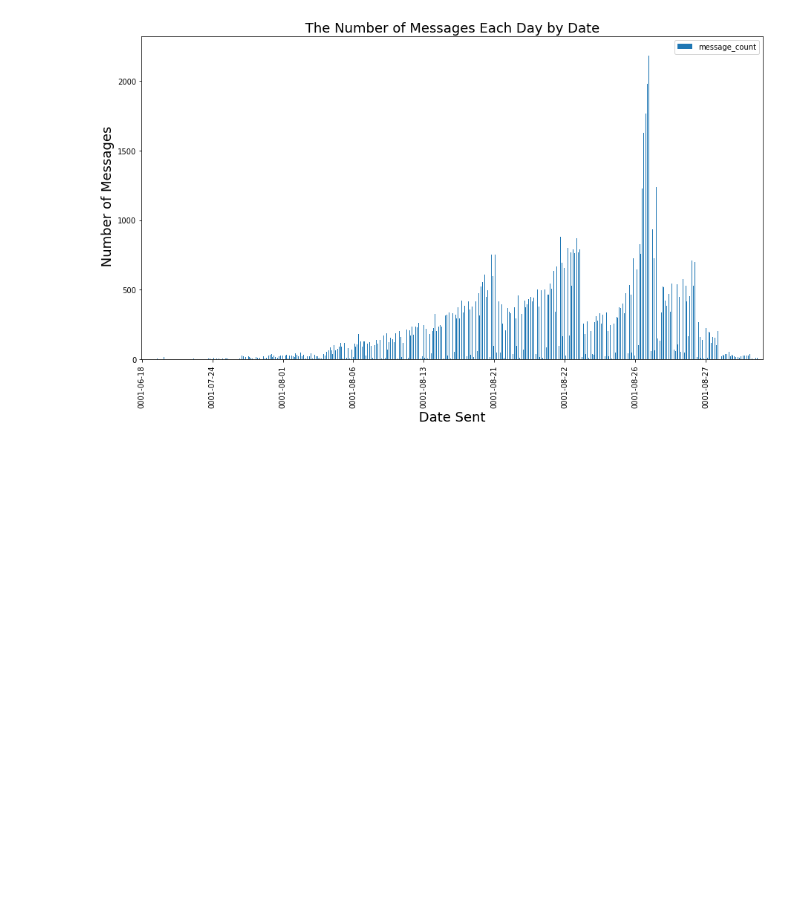
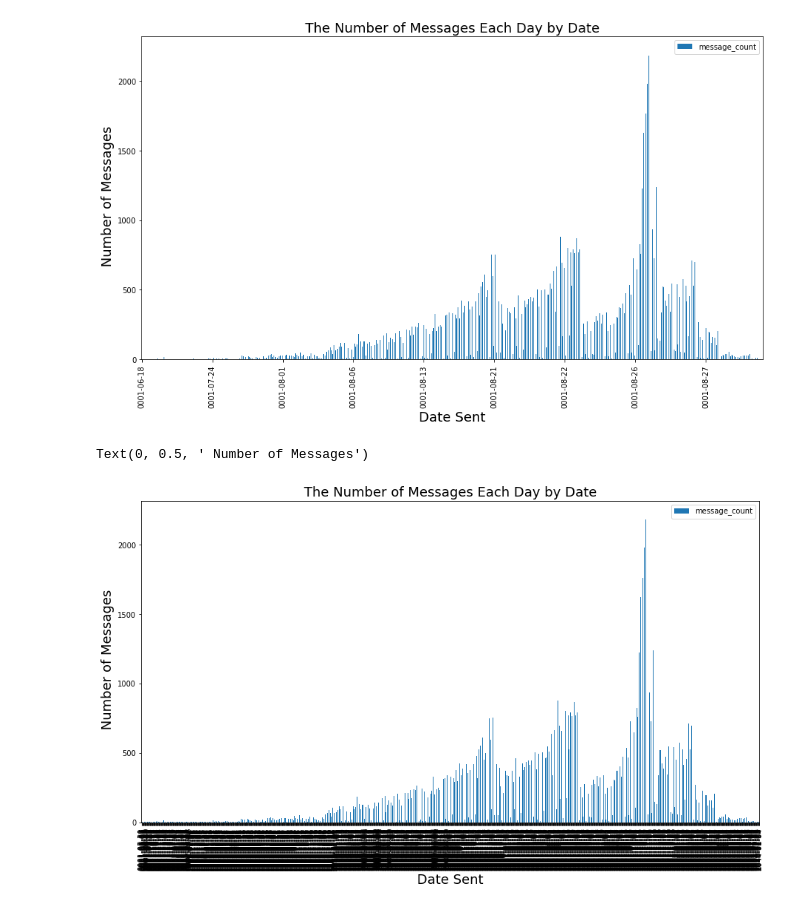
Before and after one commit to nathancomley/ASSIGNMENT-2, a Jupyter notebook: ASSESMENT_2_(TEST_PAD)_.ipynb, the cells around one changed output. Drawn from its saved outputs; the diff is of its cells as text; code cells hidden in the pictures; blank space fills up the shorter version.

Commit message:
trying new code to better show date

```diff
--- a/ASSESMENT_2_(TEST_PAD)_.ipynb
+++ b/ASSESMENT_2_(TEST_PAD)_.ipynb
@@ -233,3 +233,28 @@ plt.ylabel(" Number of Messages", fontsize = 18)
 # %% [output]
 Text(0, 0.5, ' Number of Messages')
 [figure]
+# %%
+#plotting the number of messages each day by date with pandas
+
+from matplotlib import pyplot as plt
+
+NewCountByDate_df.plot(x = 'date_sent', y = 'message_count', kind='bar')
+
+# setup tick range
+
+start = 0
+
+end = len(NewCountByDate_df['date_sent'])
+
+steps = 50
+
+#Setting the size
+plt.rcParams["figure.figsize"] = [15, 8]
+
+#Labeling the axis, and changing their font size.
+plt.title(" The Number of Messages Each Day by Date ", fontsize = 18)
+plt.xlabel(" Date Sent ", fontsize = 18)
+plt.ylabel(" Number of Messages", fontsize = 18)
+# %% [output]
+Text(0, 0.5, ' Number of Messages')
+[figure, added]
```
Also changed, not shown: parts of 1 cell of this notebook.
